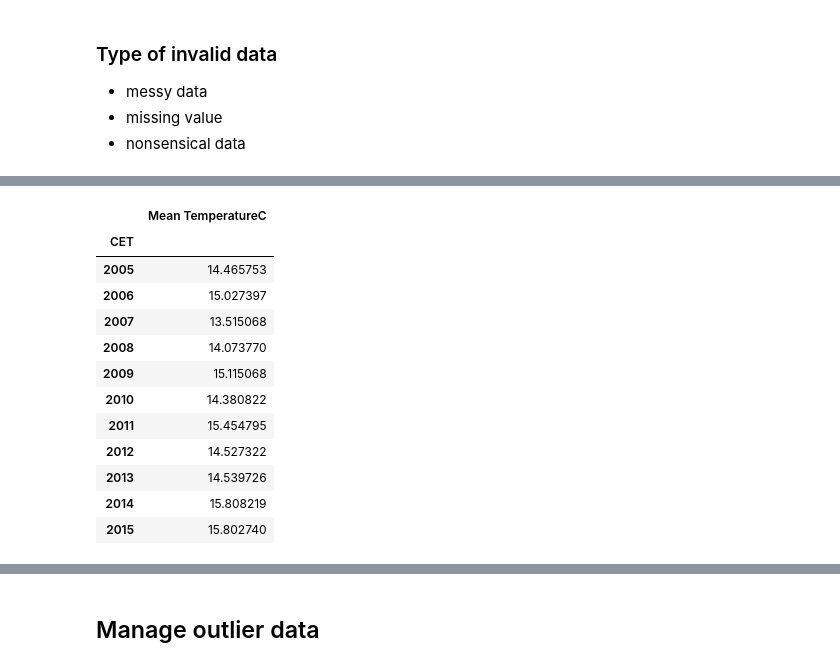
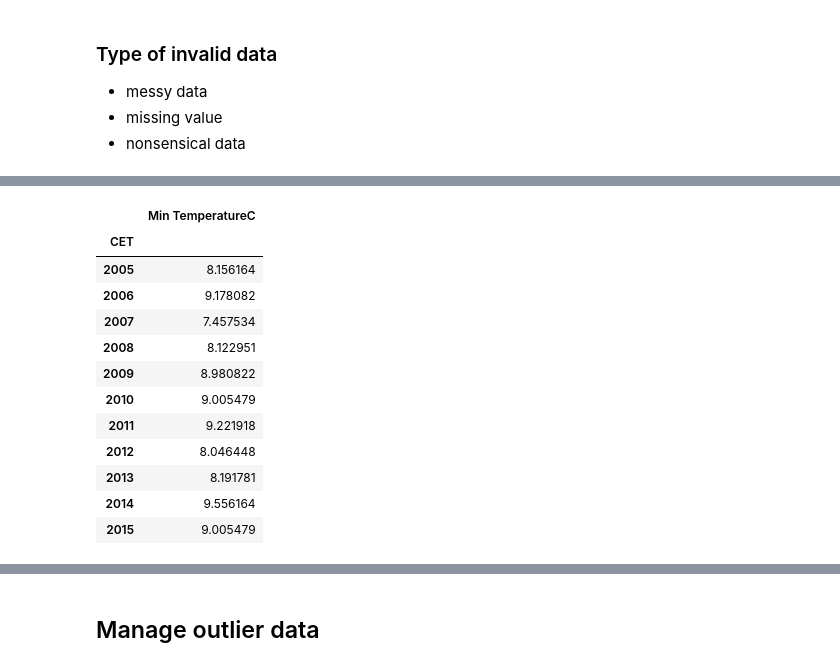
Before and after one commit to nnyPRO/Daily_Weather, a Jupyter notebook: code/Ta.ipynb, the cells around one changed output, grey strips where cells are left out. Drawn from its saved outputs; the diff is of its cells as text; code cells hidden in the pictures.

```diff
--- a/code/Ta.ipynb
+++ b/code/Ta.ipynb
@@ -135,20 +82,22 @@ focus_data
 # %%
 # group data by year
 focus_data_year = focus_data.groupby(focus_data.CET.dt.year)
-a = focus_data_year['Mean TemperatureC'].mean()
-new = pd.DataFrame(a)
-new
-# %% [output]
-|  | Mean TemperatureC |
-| CET |  |
-| 2005 | 14.465753 |
-| 2006 | 15.027397 |
-| 2007 | 13.515068 |
-| 2008 | 14.073770 |
-| 2009 | 15.115068 |
-| 2010 | 14.380822 |
-| 2011 | 15.454795 |
-| 2012 | 14.527322 |
-| 2013 | 14.539726 |
-| 2014 | 15.808219 |
-| 2015 | 15.802740 |
+# %%
+# find mean of temperature in a month
+min_temp_y = pd.DataFrame(focus_data_year['Min TemperatureC'].mean())
+max_temp_y = pd.DataFrame(focus_data_year['Max TemperatureC'].mean())
+mean_temp_y = pd.DataFrame(focus_data_year['Mean TemperatureC'].mean())
+# %% [output]
+|  | Min TemperatureC |
+| CET |  |
+| 2005 | 8.156164 |
+| 2006 | 9.178082 |
+| 2007 | 7.457534 |
+| 2008 | 8.122951 |
+| 2009 | 8.980822 |
+| 2010 | 9.005479 |
+| 2011 | 9.221918 |
+| 2012 | 8.046448 |
+| 2013 | 8.191781 |
+| 2014 | 9.556164 |
+| 2015 | 9.005479 |
```
Also changed, not shown: parts of 17 cells of this notebook.
